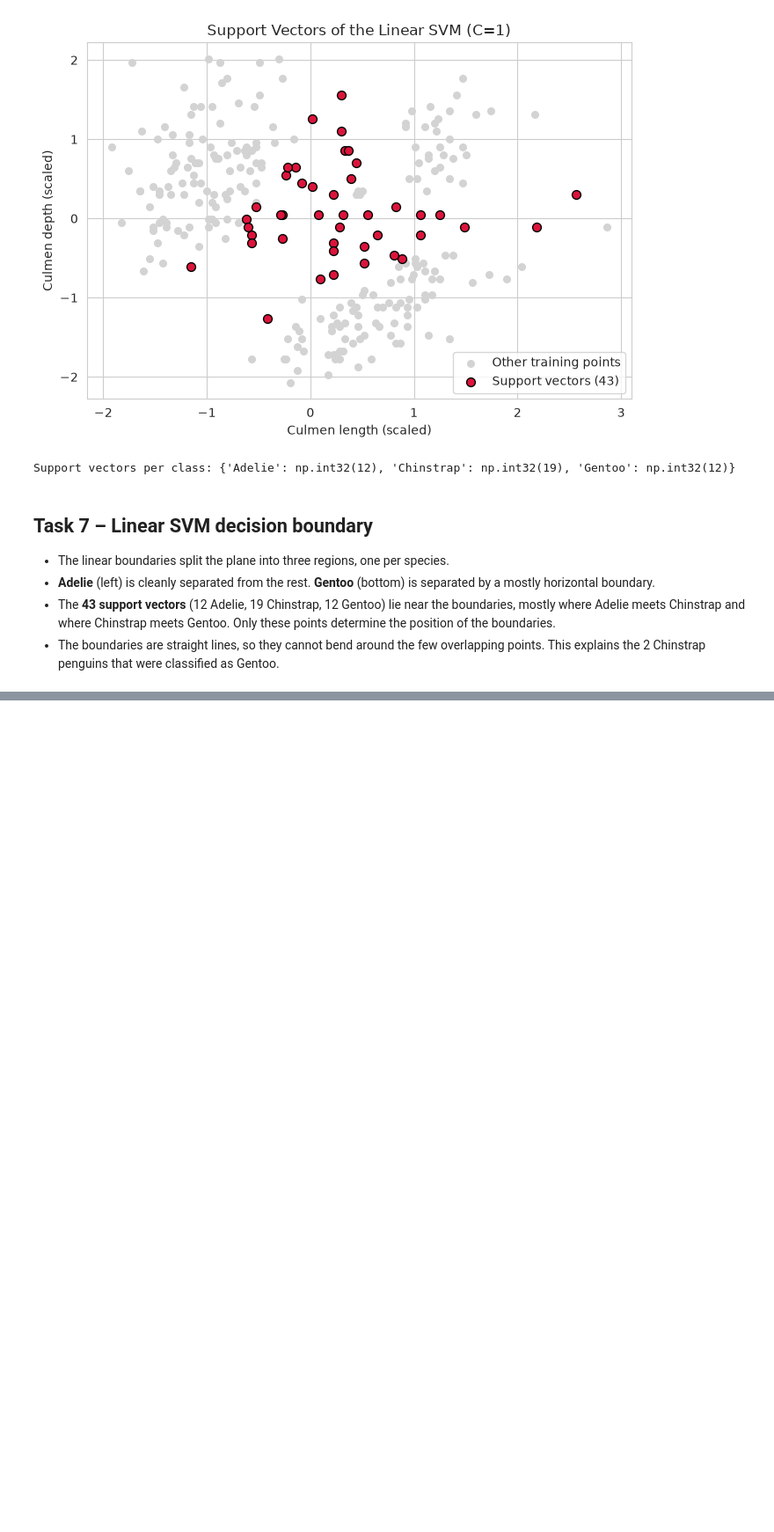
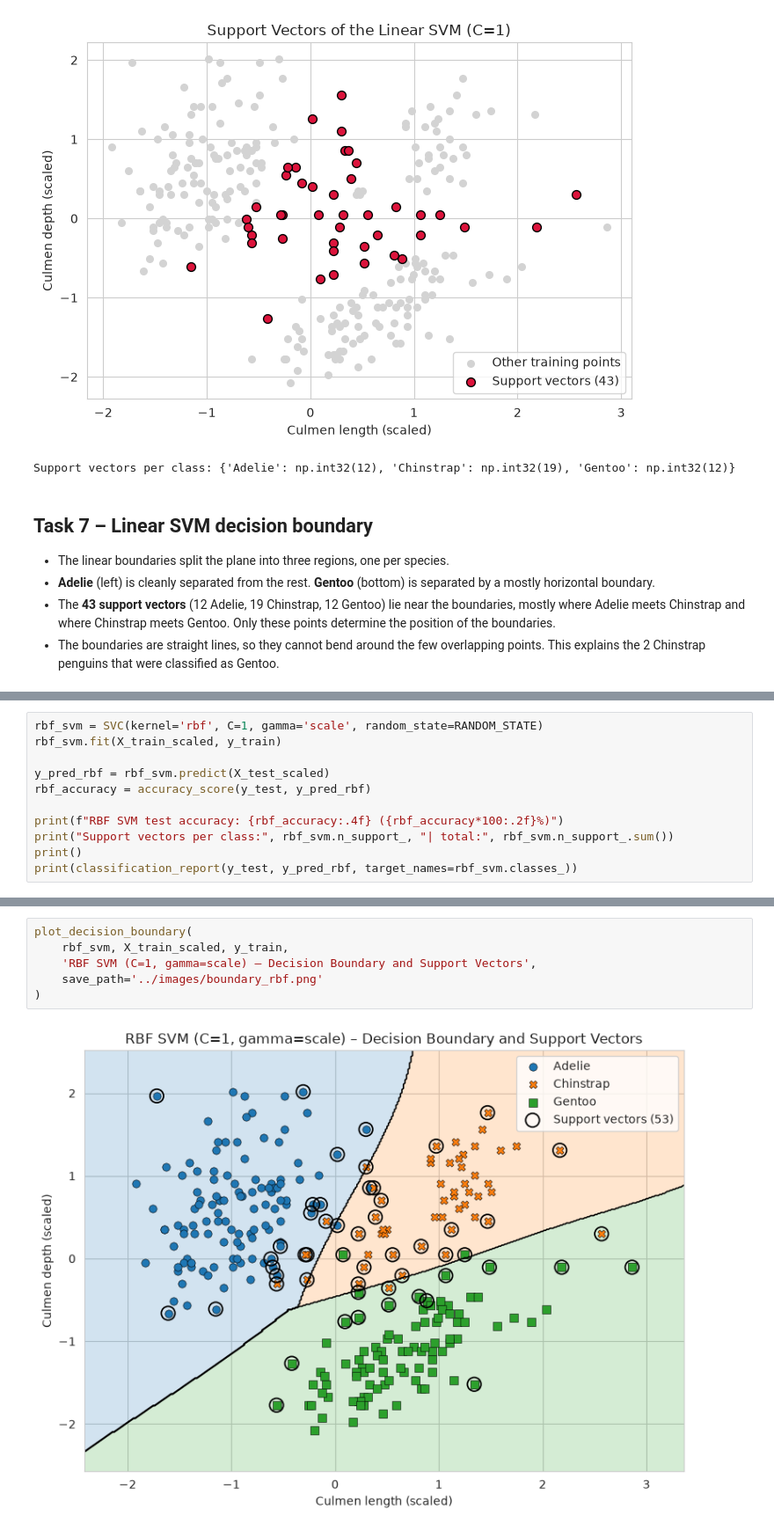
Before and after one commit to zainnm30/penguin-svm-classification, a Jupyter notebook: notebooks/penguin_svm.ipynb, the cells around one changed output, grey strips where cells are left out. Shown at 88% size. Saved outputs shown, nothing was run; the diff lists cells and outputs as text; blank space fills up the shorter version.

```diff
--- a/notebooks/penguin_svm.ipynb
+++ b/notebooks/penguin_svm.ipynb
@@ -341,0 +344,11 @@ Support vectors per class: {'Adelie': np.int32(12), 'Chinstrap': np.int32(19), '
+# %%
+rbf_svm = SVC(kernel='rbf', C=1, gamma='scale', random_state=RANDOM_STATE)
+rbf_svm.fit(X_train_scaled, y_train)
+
+y_pred_rbf = rbf_svm.predict(X_test_scaled)
+rbf_accuracy = accuracy_score(y_test, y_pred_rbf)
+
+print(f"RBF SVM test accuracy: {rbf_accuracy:.4f} ({rbf_accuracy*100:.2f}%)")
+print("Support vectors per class:", rbf_svm.n_support_, "| total:", rbf_svm.n_support_.sum())
+print()
+print(classification_report(y_test, y_pred_rbf, target_names=rbf_svm.classes_))
@@ -341,0 +368,8 @@ Support vectors per class: {'Adelie': np.int32(12), 'Chinstrap': np.int32(19), '
+# %%
+plot_decision_boundary(
+    rbf_svm, X_train_scaled, y_train,
+    'RBF SVM (C=1, gamma=scale) – Decision Boundary and Support Vectors',
+    save_path='../images/boundary_rbf.png'
+)
+# %% [output]
+[figure, added]
```
Also changed, not shown: parts of 4 cells of this notebook, 2 other files.
